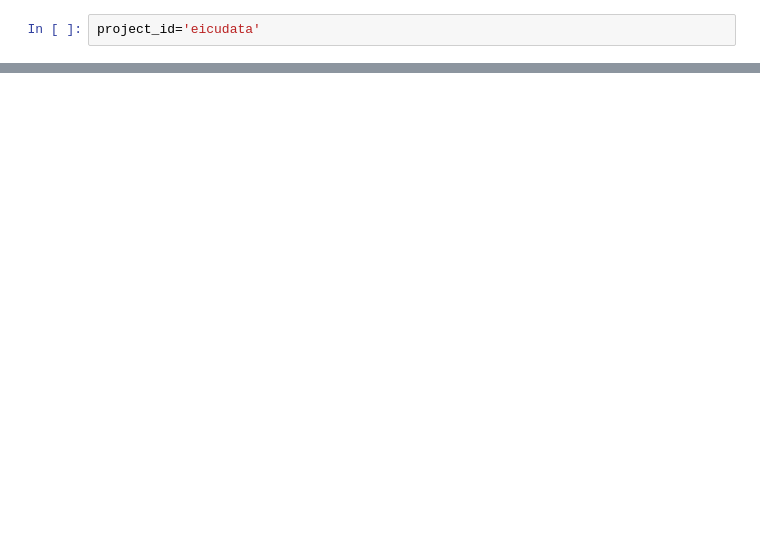
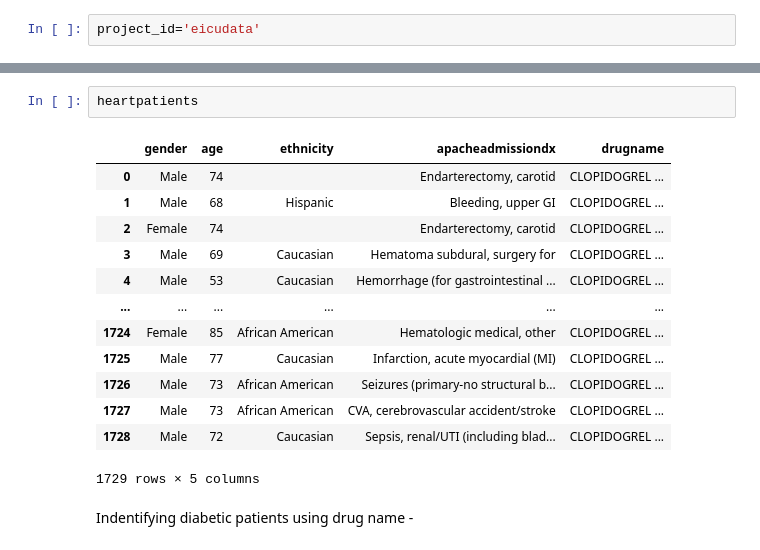
Before and after one commit to sumaiya08/clinical-decision-support, a Jupyter notebook: EDA.ipynb, the cells around one changed output, grey strips where cells are left out. Cells and saved outputs as stored; diff of their text form; blank space fills up the shorter version.

```diff
--- a/EDA.ipynb
+++ b/EDA.ipynb
@@ -32,0 +98,18 @@ Number of patients:
+# %%
+heartpatients
+# %% [output]
+|  | gender | age | ethnicity | apacheadmissiondx | drugname |
+| 0 | Male | 74 |  | Endarterectomy, carotid | CLOPIDOGREL ... |
+| 1 | Male | 68 | Hispanic | Bleeding, upper GI | CLOPIDOGREL ... |
+| 2 | Female | 74 |  | Endarterectomy, carotid | CLOPIDOGREL ... |
+| 3 | Male | 69 | Caucasian | Hematoma subdural, surgery for | CLOPIDOGREL ... |
+| 4 | Male | 53 | Caucasian | Hemorrhage (for gastrointestinal ... | CLOPIDOGREL ... |
+| ... | ... | ... | ... | ... | ... |
+| 1724 | Female | 85 | African American | Hematologic medical, other | CLOPIDOGREL ... |
+| 1725 | Male | 77 | Caucasian | Infarction, acute myocardial (MI) | CLOPIDOGREL ... |
+| 1726 | Male | 73 | African American | Seizures (primary-no structural b... | CLOPIDOGREL ... |
+| 1727 | Male | 73 | African American | CVA, cerebrovascular accident/stroke | CLOPIDOGREL ... |
+| 1728 | Male | 72 | Caucasian | Sepsis, renal/UTI (including blad... | CLOPIDOGREL ... |
+1729 rows × 5 columns
+# %% [markdown]
+Indentifying diabetic patients using drug name -
```
Also changed, not shown: parts of 33 cells of this notebook.
